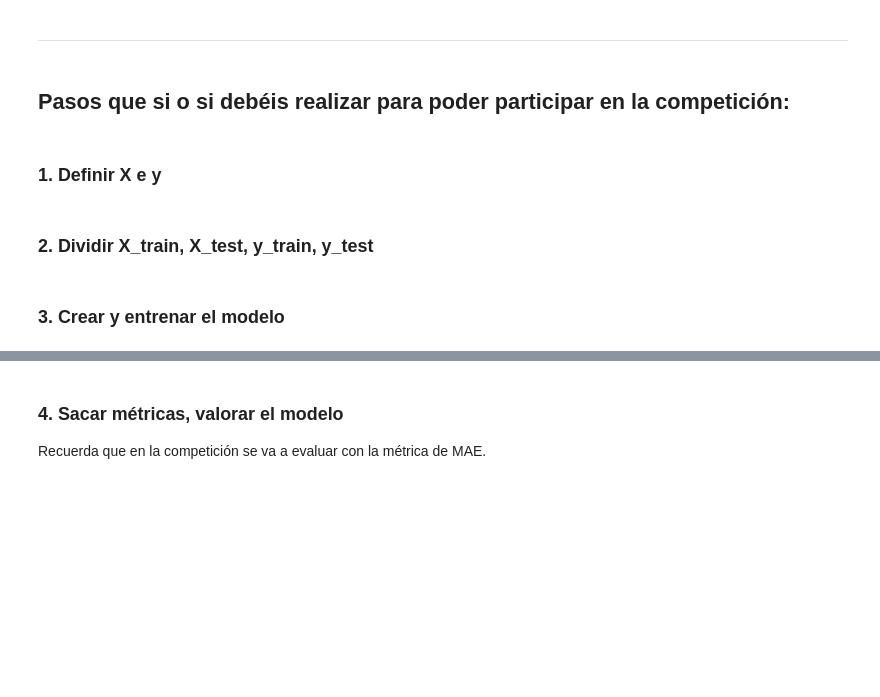
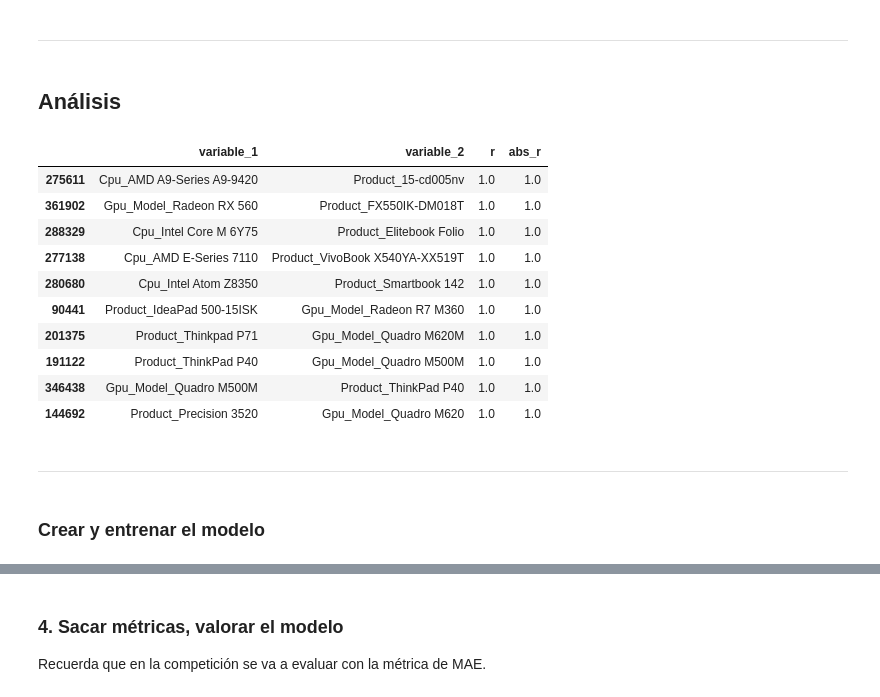
Before and after one commit to mariasanvals/DS_Online_Feb24_Exercises, a Jupyter notebook: 04_Machine_Learning/Sprint_15/Team Challenge/Kaggle_Ayuda.ipynb, the cells around one changed output, grey strips where cells are left out. Drawn from its saved outputs; the diff is of its cells as text; code cells hidden in the pictures; blank space fills up the shorter version.

```diff
--- a/04_Machine_Learning/Sprint_15/Team Challenge/Kaggle_Ayuda.ipynb
+++ b/04_Machine_Learning/Sprint_15/Team Challenge/Kaggle_Ayuda.ipynb
@@ -251,21 +251,0 @@ Name: Product, Length: 729, dtype: object
-# %%
-# Función para limpiar la columna 'Product'
-def limpiar_producto(producto):
-    if pd.notna(producto):
-        # Dividir el producto por espacios y mantener solo la primera palabra
-        palabras = producto.split()
-        return palabras[0]
-    else:
-        return 'Unk'
-
-
-# Aplicar la función limpiar_producto a la columna 'Product'
-X_train['Product'] = X_train['Product'].apply(limpiar_producto)
-
-X_test['Product'] = X_test['Product'].apply(limpiar_producto)
-
-
-# Eliminar cualquier texto entre paréntesis en la columna 'Product'
-X_train['Product'] = X_train['Product'].str.replace(r'\([^)]*\)?', '').str.strip()
-
-X_test['Product'] = X_test['Product'].str.replace(r'\([^)]*\)?', '').str.strip()
@@ -421,10 +572,39 @@ X_test['Weight'] = X_test['Weight'].str.replace('kg', '').astype(float) # lo mis
 # %% [markdown]
 -----------------------------------------------------------------------------------------------------------------
-# %% [markdown]
-## Pasos que si o si debéis realizar para poder participar en la competición:
-# %% [markdown]
-### 1. Definir X e y
-# %% [markdown]
-### 2. Dividir X_train, X_test, y_train, y_test
+# %% [markdown]
+## Análisis
+# %%
+# Correlación entre columnas numéricas
+
+def tidy_corr_matrix(corr_mat):
+    '''
+    Función para convertir una matriz de correlación de pandas en formato tidy
+    '''
+    corr_mat = corr_mat.stack().reset_index()
+    corr_mat.columns = ['variable_1','variable_2','r']
+    corr_mat = corr_mat.loc[corr_mat['variable_1'] != corr_mat['variable_2'], :]
+    corr_mat['abs_r'] = np.abs(corr_mat['r'])
+    corr_mat = corr_mat.sort_values('abs_r', ascending=False)
+
+    return(corr_mat)
+
+
+
+corr_matrix = X_train.select_dtypes(include=['float64', 'int']).corr(method='pearson')
+tidy_corr_matrix(corr_matrix).head(10)
+# %% [output]
+|  | variable_1 | variable_2 | r | abs_r |
+| 275611 | Cpu_AMD A9-Series A9-9420 | Product_15-cd005nv | 1.0 | 1.0 |
+| 361902 | Gpu_Model_Radeon RX 560 | Product_FX550IK-DM018T | 1.0 | 1.0 |
+| 288329 | Cpu_Intel Core M 6Y75 | Product_Elitebook Folio | 1.0 | 1.0 |
+| 277138 | Cpu_AMD E-Series 7110 | Product_VivoBook X540YA-XX519T | 1.0 | 1.0 |
+| 280680 | Cpu_Intel Atom Z8350 | Product_Smartbook 142 | 1.0 | 1.0 |
+| 90441 | Product_IdeaPad 500-15ISK | Gpu_Model_Radeon R7 M360 | 1.0 | 1.0 |
+| 201375 | Product_Thinkpad P71 | Gpu_Model_Quadro M620M | 1.0 | 1.0 |
+| 191122 | Product_ThinkPad P40 | Gpu_Model_Quadro M500M | 1.0 | 1.0 |
+| 346438 | Gpu_Model_Quadro M500M | Product_ThinkPad P40 | 1.0 | 1.0 |
+| 144692 | Product_Precision 3520 | Gpu_Model_Quadro M620 | 1.0 | 1.0 |
+# %% [markdown]
+-----------------------------------------------------------------------------------------------------------------
 # %% [markdown]
-### 3. Crear y entrenar el modelo
+### Crear y entrenar el modelo
```
Also changed, not shown: parts of 27 cells of this notebook.
